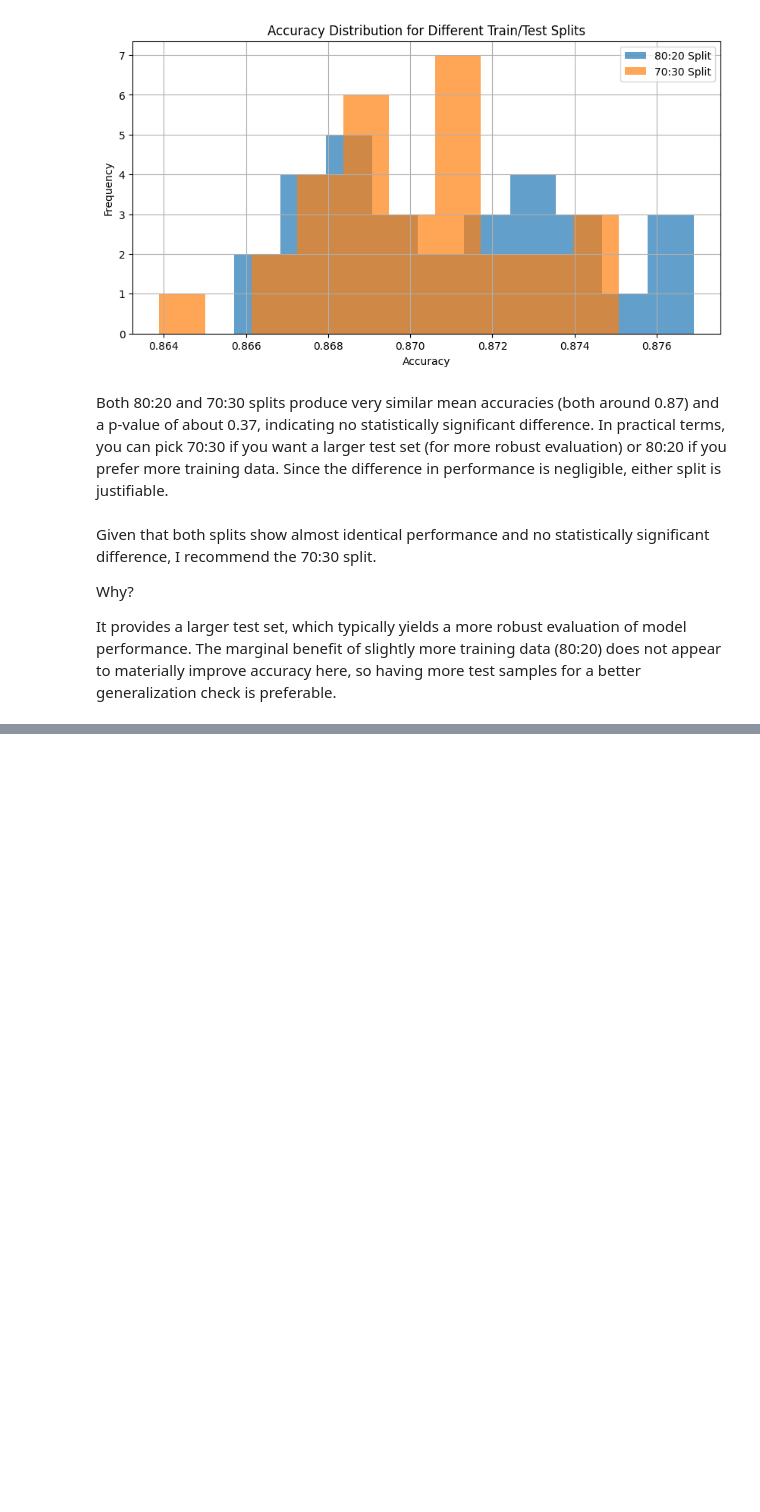
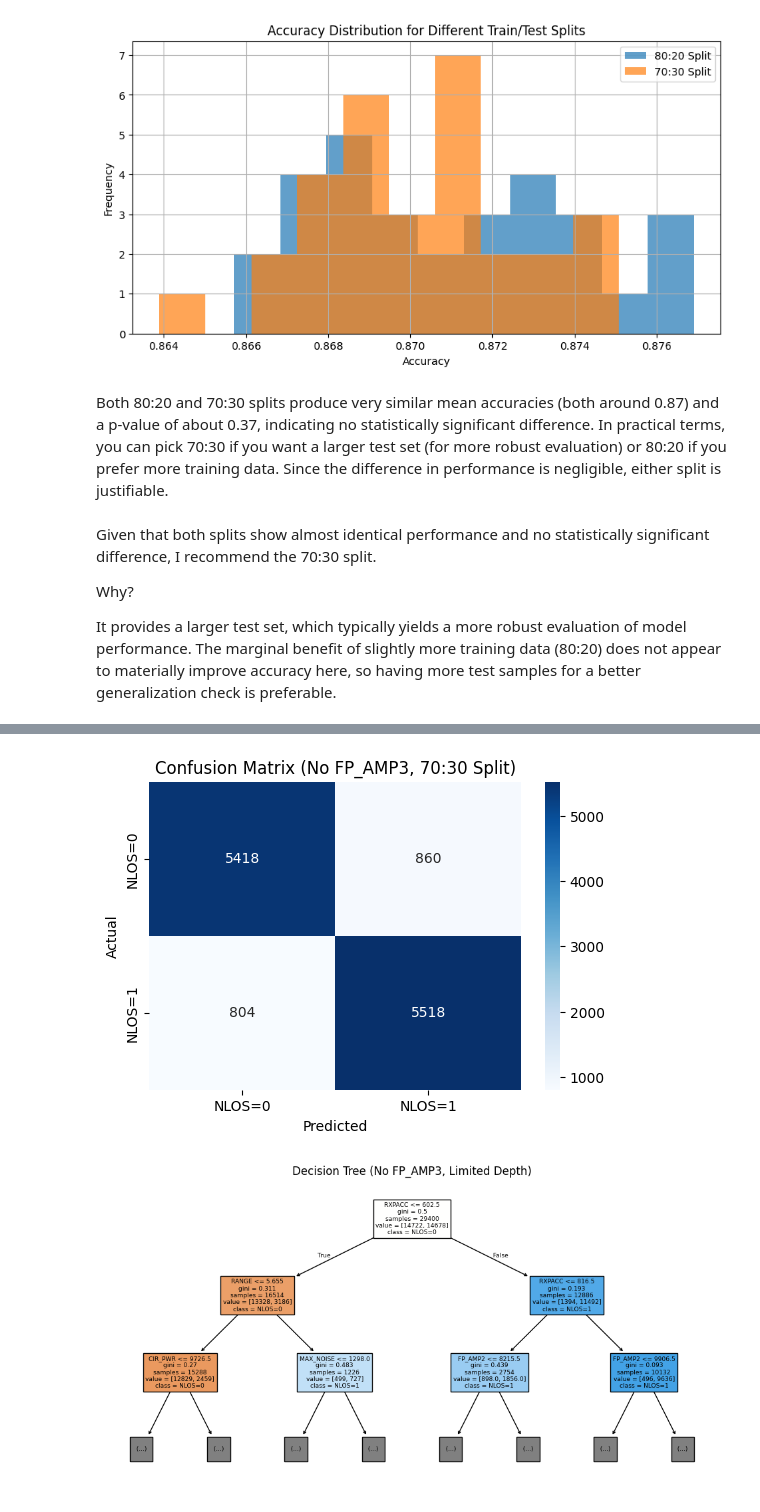
Before and after one commit to jaywmz/UWB-LOS-NLOS-Data-Analytics, a Jupyter notebook: models/NLOS_classfier_mining.ipynb, the cells around one changed output, grey strips where cells are left out. Cells and saved outputs as stored; diff of their text form; code cells hidden in the pictures; blank space fills up the shorter version.

```diff
--- a/models/NLOS_classfier_mining.ipynb
+++ b/models/NLOS_classfier_mining.ipynb
@@ -274,3 +274,69 @@ Why?
 
 It provides a larger test set, which typically yields a more robust evaluation of model performance.
 The marginal benefit of slightly more training data (80:20) does not appear to materially improve accuracy here, so having more test samples for a better generalization check is preferable.
+# %%
+import pandas as pd
+import matplotlib.pyplot as plt
+import seaborn as sns
+from sklearn.model_selection import train_test_split
+from sklearn.tree import DecisionTreeClassifier, plot_tree
+from sklearn.metrics import accuracy_score, classification_report, confusion_matrix
+import numpy as np
+
+# -----------------------------
+# Cell: Decision Tree Classifier dropping 'FP_AMP3'
+# -----------------------------
+# GOAL:
+#   Retain 'RANGE' but remove 'FP_AMP3' from the feature set, then compare performance
+#   to see if dropping FP_AMP3 (potentially correlated with FP_AMP2) helps or hurts classification.
+#
+# WHY:
+#   If FP_AMP3 is highly correlated with FP_AMP2, it might not add much new information,
+#   and removing it could simplify the model or potentially improve generalization.
+#
+# Reason:
+#   Checking performance with/without FP_AMP3 reveals whether it's essential for classification.
+
+# Load the classification dataset
+file_path = "../dataset/prepared/ClassifierPreparedDataset.csv"
+df = pd.read_csv(file_path)
+
+# Define the feature set by dropping 'NLOS' (label) and 'FP_AMP3' (suspected redundancy)
+# while keeping 'RANGE'.
+features_to_drop = ["NLOS", "FP_AMP3"]
+X = df.drop(columns=features_to_drop)
+y = df["NLOS"]
+
+# Split data into training (70%) and testing (30%) sets
+X_train, X_test, y_train, y_test = train_test_split(X, y, test_size=0.30, random_state=111)
+
+# Train the Decision Tree Classifier
+clf = DecisionTreeClassifier(random_state=111)
+clf.fit(X_train, y_train)
+y_pred = clf.predict(X_test)
+
+# Evaluate performance
+accuracy = accuracy_score(y_test, y_pred)
+report = classification_report(y_test, y_pred)
+cm = confusion_matrix(y_test, y_pred)
+
+print("Decision Tree Classifier (Dropping 'FP_AMP3', Retaining 'RANGE'):")
+print(f"Accuracy: {accuracy:.4f}")
+print("Classification Report:\n", report)
+print("Confusion Matrix:\n", cm)
+
+# Plot confusion matrix
+plt.figure(figsize=(6,4))
+sns.heatmap(cm, annot=True, fmt="d", cmap="Blues",
+            xticklabels=["NLOS=0", "NLOS=1"], yticklabels=["NLOS=0", "NLOS=1"])
+plt.xlabel("Predicted")
+plt.ylabel("Actual")
+plt.title("Confusion Matrix (No FP_AMP3, 70:30 Split)")
+plt.show()
+
+# (Optional) Visualize the top-level decision tree
+plt.figure(figsize=(12, 6))
+plot_tree(clf, feature_names=X.columns, class_names=["NLOS=0", "NLOS=1"], filled=True, max_depth=2)
+plt.title("Decision Tree (No FP_AMP3, Limited Depth)")
+plt.show()
+# %% [output]
@@ -276,0 +358,2 @@ The marginal benefit of slightly more training data (80:20) does not appear to m
+[figure, added]
+[figure, added]
```
Also changed, not shown: parts of 2 cells of this notebook.
